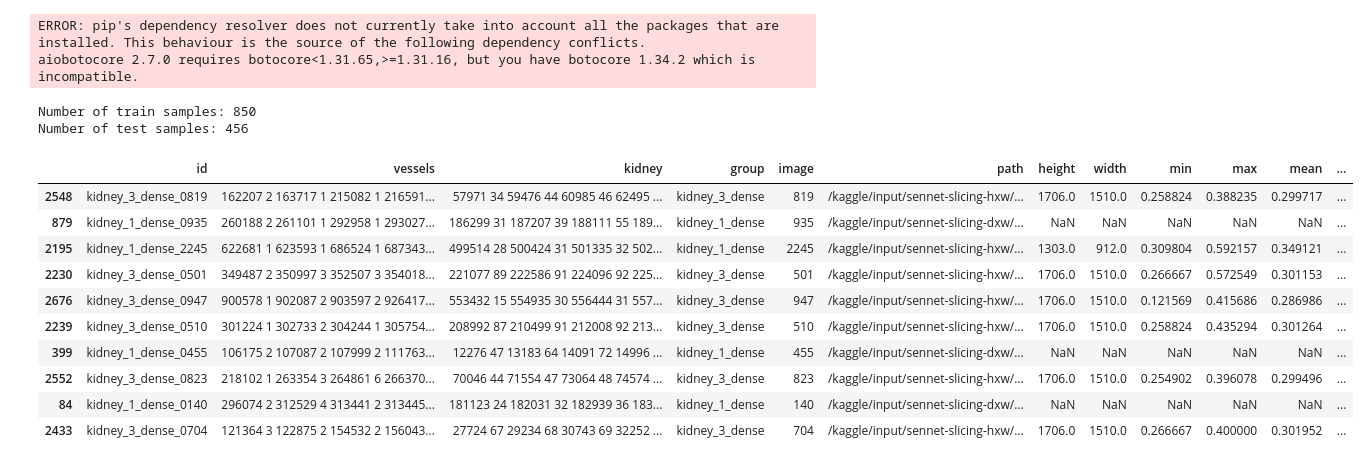
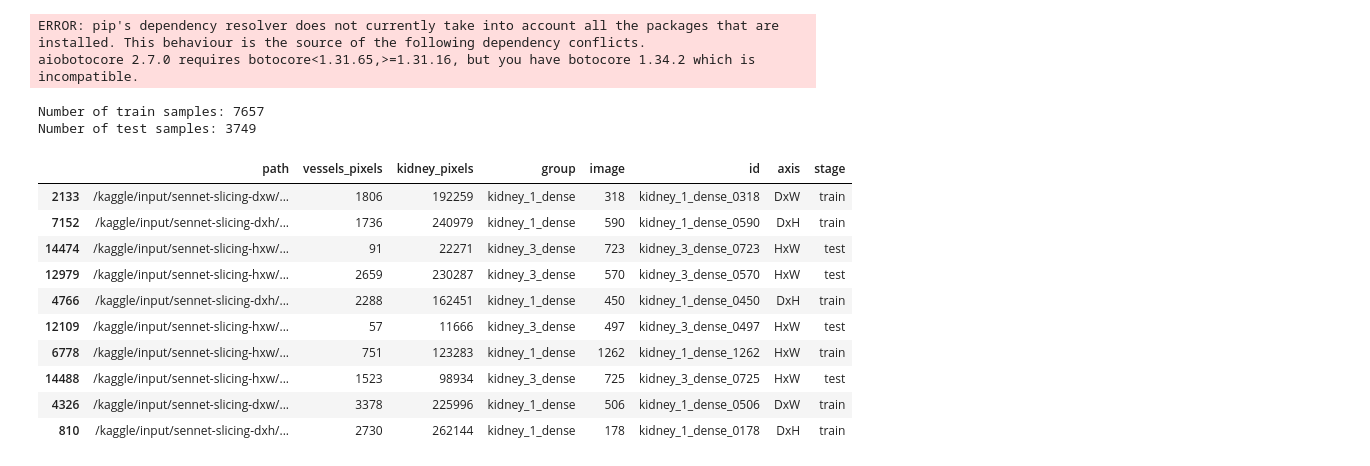
Before and after one commit to recursingfeynman/sennet-segmentation, a Jupyter notebook: notebooks/sennet-training.ipynb, the cells around one changed output. Saved outputs shown, nothing was run; the diff lists cells and outputs as text; code cells hidden in the pictures.

```diff
--- a/notebooks/sennet-training.ipynb
+++ b/notebooks/sennet-training.ipynb
@@ -47,12 +47,15 @@ class config:
                         "/kaggle/input/sennet-slicing-dxh",
                         "/kaggle/input/sennet-slicing-dxw",
                      ]
-    batch_size     = 3
+    batch_size     = 24
     epochs         = 10
+    dim            = 512
+    stride         = 412
+    padding        = 'reflect'
     backbone       = "tu-seresnext26d_32x4d"
     train          = ['kidney_1_dense']
     test           = ['kidney_3_dense']
-    split          = (5, 1) # stride
+    split          = (4, 1) # stride
     threshold      = 0.5
     accumulate     = 3
     learning_rate  = 8e-4
@@ -61,21 +64,17 @@ class config:
 
     transforms = {
         "train": A.Compose([
-            A.ToFloat(max_value = 255),
-            A.HorizontalFlip(),
-            A.VerticalFlip(),
+            A.ToFloat(max_value = 255.0),
+            A.HorizontalFlip(p = 0.8),
+            A.VerticalFlip(p = 0.8),
             A.RandomRotate90(),
-            A.RandomBrightnessContrast(),
-            A.RandomGamma(),
-            A.PadIfNeeded(1312, 1312),
-            A.CenterCrop(1312, 1312),
+            A.RandomBrightnessContrast(p = 1),
+            A.RandomGamma(p = 1),
             AP.ToTensorV2()
         ]),
 
         "test": A.Compose([
-            A.ToFloat(max_value = 255),
-            A.PadIfNeeded(1536, 1536),
-            A.CenterCrop(1536, 1536),
+            A.ToFloat(max_value = 255.0),
             AP.ToTensorV2(),
         ])
     }
@@ -94,51 +93,51 @@ df = []
 
 # Add data
 for data in config.data:
-    df.append(pd.read_csv(Path(data, "images/train_rles.csv")))
+    df.append(pd.read_csv(Path(data, "patches-data.csv")))
 
 # Split into train/test
 df = pd.concat(df, axis=0)
 for group, stage in zip([config.train, config.test], ["train", "test"]):
     df.loc[df.group.isin(group), "stage"] = stage
 
 df['axis'] = df['axis'].fillna('HxW')
 df = df.sort_values(["group", "image", "axis"])
 
 # Add prefix path
 dirs = {g:p for g, p in zip(["HxW", "DxH", "DxW"], config.data)}
 df['path'] = df.apply(lambda x: f"{dirs[x.axis]}/{x.path}", axis = 1)
 
 # Subsample data
 # train: select each k-th row
 train_ids = df.loc[df.stage == 'train', 'id'].drop_duplicates().iloc[::config.split[0]]
 # # test: randomly select n rows
 # test_ids = df.loc[(df.stage == 'test') & (df.axis == 'HxW'), 'id'].drop_duplicates().sample(frac = config.split[1])
 test_ids = df.loc[(df.stage == 'test') & (df.axis == 'HxW'), 'id'].drop_duplicates().iloc[::config.split[1]]
 
 df = pd.concat([
-    df.loc[(df.stage == 'train') & (df.id.isin(train_ids))],
+    df.loc[(df.stage == 'train') & (df.id.isin(train_ids)) & (df.vessels_pixels > 50)],
     df.loc[(df.stage == 'test') & (df.id.isin(test_ids)) & (df.axis == 'HxW')]
 ], axis = 0)
 
 n_train = len(df.query("stage == 'train'"))
 n_test = len(df.query("stage == 'test'"))
 
 print(f"Number of train samples: {n_train}")
 print(f"Number of test samples: {n_test}")
 
 config.samples = (n_train, n_test)
 display(df.sample(10))
 # %% [output]
-Number of train samples: 850
-Number of test samples: 456
+Number of train samples: 7657
+Number of test samples: 3749
-|  | id | vessels | kidney | group | image | path | height | width | min | max | mean | ... |
-| 2548 | kidney_3_dense_0819 | 162207 2 163717 1 215082 1 216591... | 57971 34 59476 44 60985 46 62495 ... | kidney_3_dense | 819 | /kaggle/input/sennet-slicing-hxw/... | 1706.0 | 1510.0 | 0.258824 | 0.388235 | 0.299717 | ... |
-| 879 | kidney_1_dense_0935 | 260188 2 261101 1 292958 1 293027... | 186299 31 187207 39 188111 55 189... | kidney_1_dense | 935 | /kaggle/input/sennet-slicing-dxw/... | NaN | NaN | NaN | NaN | NaN | ... |
-| 2195 | kidney_1_dense_2245 | 622681 1 623593 1 686524 1 687343... | 499514 28 500424 31 501335 32 502... | kidney_1_dense | 2245 | /kaggle/input/sennet-slicing-hxw/... | 1303.0 | 912.0 | 0.309804 | 0.592157 | 0.349121 | ... |
-| 2230 | kidney_3_dense_0501 | 349487 2 350997 3 352507 3 354018... | 221077 89 222586 91 224096 92 225... | kidney_3_dense | 501 | /kaggle/input/sennet-slicing-hxw/... | 1706.0 | 1510.0 | 0.266667 | 0.572549 | 0.301153 | ... |
-| 2676 | kidney_3_dense_0947 | 900578 1 902087 2 903597 2 926417... | 553432 15 554935 30 556444 31 557... | kidney_3_dense | 947 | /kaggle/input/sennet-slicing-hxw/... | 1706.0 | 1510.0 | 0.121569 | 0.415686 | 0.286986 | ... |
-| 2239 | kidney_3_dense_0510 | 301224 1 302733 2 304244 1 305754... | 208992 87 210499 91 212008 92 213... | kidney_3_dense | 510 | /kaggle/input/sennet-slicing-hxw/... | 1706.0 | 1510.0 | 0.258824 | 0.435294 | 0.301264 | ... |
-| 399 | kidney_1_dense_0455 | 106175 2 107087 2 107999 2 111763... | 12276 47 13183 64 14091 72 14996 ... | kidney_1_dense | 455 | /kaggle/input/sennet-slicing-dxw/... | NaN | NaN | NaN | NaN | NaN | ... |
-| 2552 | kidney_3_dense_0823 | 218102 1 263354 3 264861 6 266370... | 70046 44 71554 47 73064 48 74574 ... | kidney_3_dense | 823 | /kaggle/input/sennet-slicing-hxw/... | 1706.0 | 1510.0 | 0.254902 | 0.396078 | 0.299496 | ... |
-| 84 | kidney_1_dense_0140 | 296074 2 312529 4 313441 2 313445... | 181123 24 182031 32 182939 36 183... | kidney_1_dense | 140 | /kaggle/input/sennet-slicing-dxw/... | NaN | NaN | NaN | NaN | NaN | ... |
-| 2433 | kidney_3_dense_0704 | 121364 3 122875 2 154532 2 156043... | 27724 67 29234 68 30743 69 32252 ... | kidney_3_dense | 704 | /kaggle/input/sennet-slicing-hxw/... | 1706.0 | 1510.0 | 0.266667 | 0.400000 | 0.301952 | ... |
+|  | path | vessels_pixels | kidney_pixels | group | image | id | axis | stage |
+| 2133 | /kaggle/input/sennet-slicing-dxw/... | 1806 | 192259 | kidney_1_dense | 318 | kidney_1_dense_0318 | DxW | train |
+| 7152 | /kaggle/input/sennet-slicing-dxh/... | 1736 | 240979 | kidney_1_dense | 590 | kidney_1_dense_0590 | DxH | train |
+| 14474 | /kaggle/input/sennet-slicing-hxw/... | 91 | 22271 | kidney_3_dense | 723 | kidney_3_dense_0723 | HxW | test |
+| 12979 | /kaggle/input/sennet-slicing-hxw/... | 2659 | 230287 | kidney_3_dense | 570 | kidney_3_dense_0570 | HxW | test |
+| 4766 | /kaggle/input/sennet-slicing-dxh/... | 2288 | 162451 | kidney_1_dense | 450 | kidney_1_dense_0450 | DxH | train |
+| 12109 | /kaggle/input/sennet-slicing-hxw/... | 57 | 11666 | kidney_3_dense | 497 | kidney_3_dense_0497 | HxW | test |
+| 6778 | /kaggle/input/sennet-slicing-hxw/... | 751 | 123283 | kidney_1_dense | 1262 | kidney_1_dense_1262 | HxW | train |
+| 14488 | /kaggle/input/sennet-slicing-hxw/... | 1523 | 98934 | kidney_3_dense | 725 | kidney_3_dense_0725 | HxW | test |
+| 4326 | /kaggle/input/sennet-slicing-dxw/... | 3378 | 225996 | kidney_1_dense | 506 | kidney_1_dense_0506 | DxW | train |
+| 810 | /kaggle/input/sennet-slicing-dxh/... | 2730 | 262144 | kidney_1_dense | 178 | kidney_1_dense_0178 | DxH | train |
```
Also changed, not shown: parts of 6 cells of this notebook.
